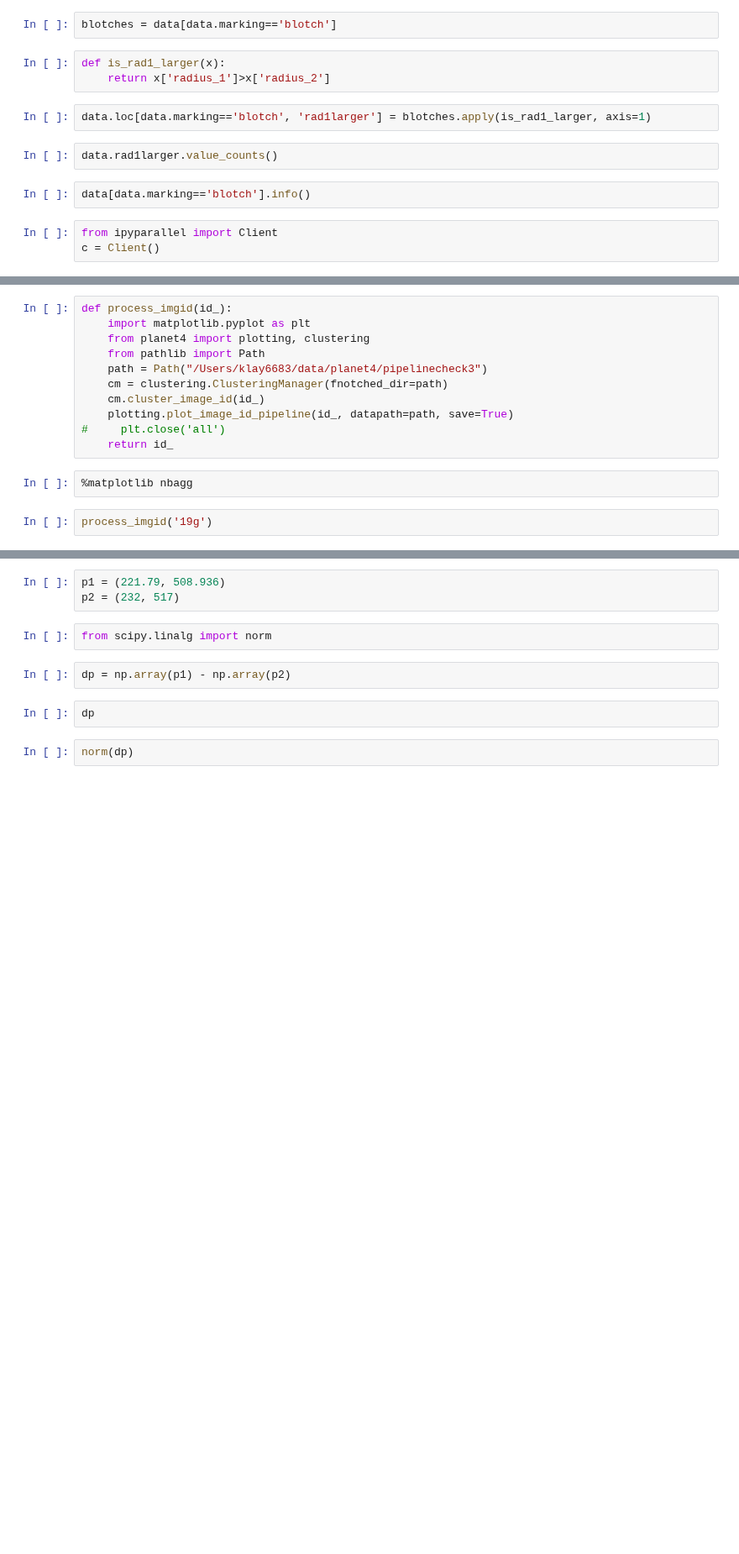
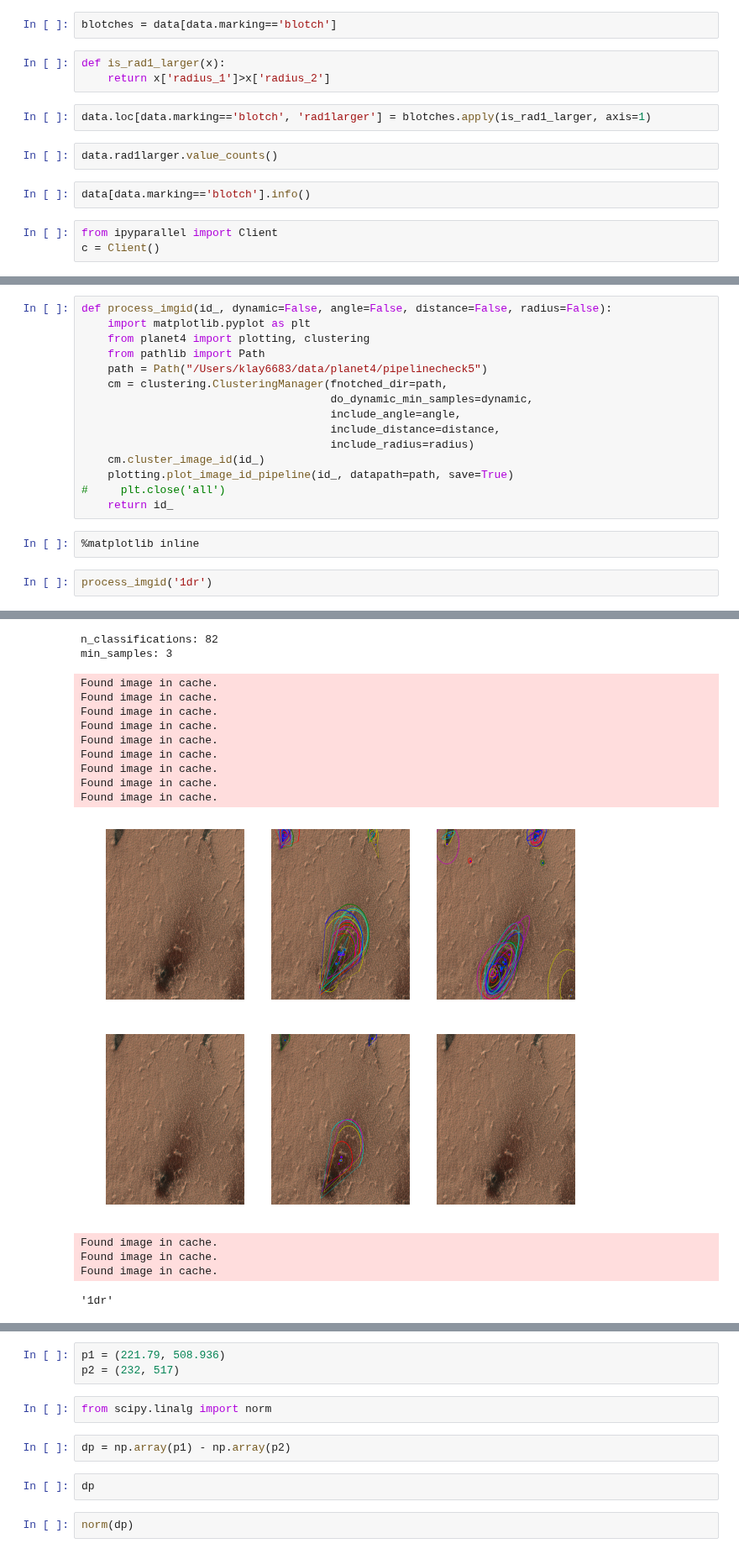
Before and after one commit to michaelaye/planet4, a Jupyter notebook: notebooks/test_pipeline.ipynb, the cells around one changed output, grey strips where cells are left out. Shown at 84% size. Drawn from its saved outputs; the diff is of its cells as text; blank space fills up the shorter version.

```diff
--- a/notebooks/test_pipeline.ipynb
+++ b/notebooks/test_pipeline.ipynb
@@ -38,15 +44,20 @@ c = Client()
 # %%
-def process_imgid(id_):
+def process_imgid(id_, dynamic=False, angle=False, distance=False, radius=False):
     import matplotlib.pyplot as plt
     from planet4 import plotting, clustering
     from pathlib import Path
-    path = Path("/Users/klay6683/data/planet4/pipelinecheck3")
-    cm = clustering.ClusteringManager(fnotched_dir=path)
+    path = Path("/Users/klay6683/data/planet4/pipelinecheck5")
+    cm = clustering.ClusteringManager(fnotched_dir=path,
+                                      do_dynamic_min_samples=dynamic,
+                                      include_angle=angle,
+                                      include_distance=distance,
+                                      include_radius=radius)
     cm.cluster_image_id(id_)
     plotting.plot_image_id_pipeline(id_, datapath=path, save=True)
 #     plt.close('all')
     return id_
 # %%
-%matplotlib nbagg
+%matplotlib inline
 # %%
-process_imgid('19g')
+process_imgid('1dr')
+# %% [output]
@@ -52,0 +82,16 @@ process_imgid('19g')
+n_classifications: 82
+min_samples: 3
+Found image in cache.
+Found image in cache.
+Found image in cache.
+Found image in cache.
+Found image in cache.
+Found image in cache.
+Found image in cache.
+Found image in cache.
+Found image in cache.
+[figure, added]
+Found image in cache.
+Found image in cache.
+Found image in cache.
+'1dr'
```
Also changed, not shown: parts of 12 cells of this notebook, 1 other file.
